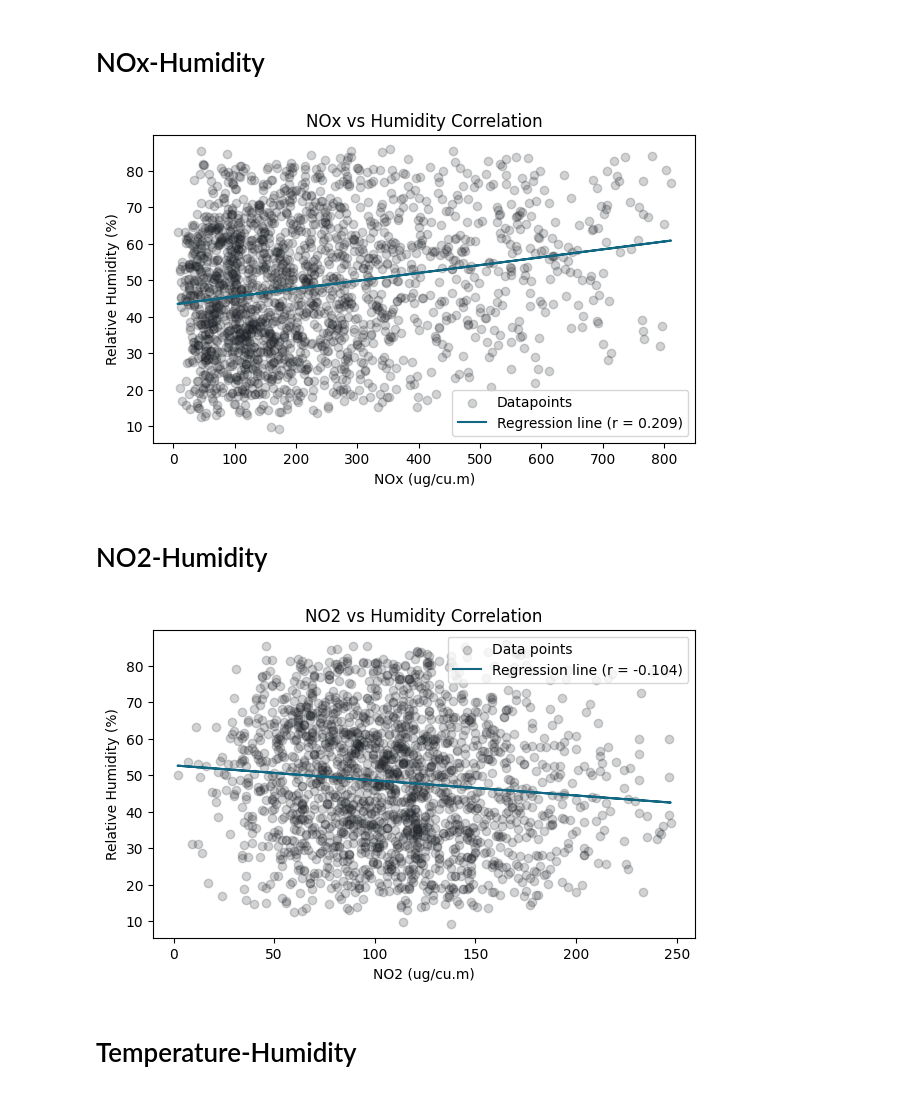
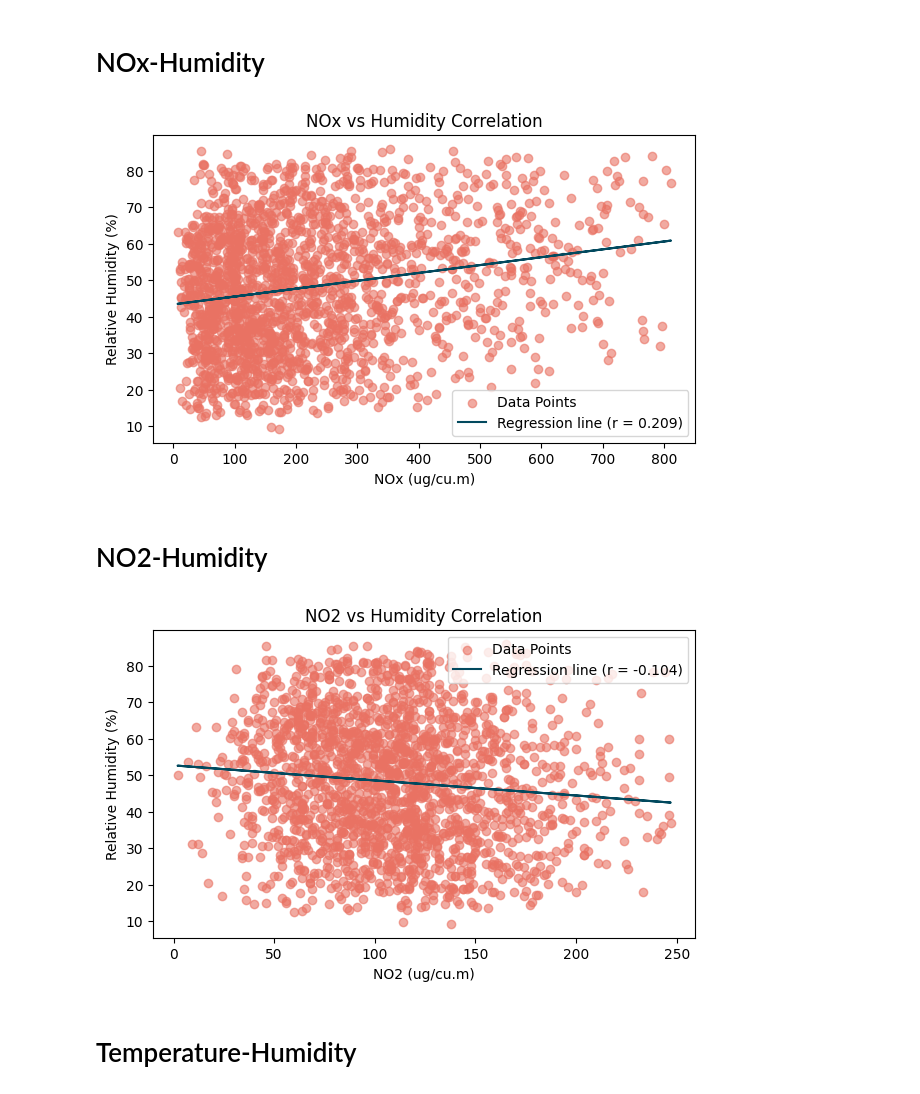
Before and after one commit to lancemarcobalthub/MATHEDA, a Jupyter notebook: lab-5-correlation.ipynb, the cells around one changed output. Saved outputs shown, nothing was run; the diff lists cells and outputs as text; code cells hidden in the pictures.

```diff
--- a/lab-5-correlation.ipynb
+++ b/lab-5-correlation.ipynb
@@ -138,13 +118,13 @@ line = slope * x + intercept
 # scatter plot
 plt.figure(figsize=(7,4))
 plt.scatter(x,y,
-            color='#1C1F24',
-            alpha=0.2,
-            label='Datapoints')
+            color="#E97263",
+            alpha=0.6,
+            label='Data Points')
 
 # line plot
 plt.plot(x, line,
-         color='#126782',
+         color="#02495E",
          label=f'Regression line (r = {r_value:.3f})')
 plt.title('NOx vs Humidity Correlation')
 plt.ylabel('Relative Humidity (%)')
@@ -152,36 +132,36 @@ plt.xlabel('NOx (ug/cu.m)')
 plt.legend()
 plt.show()
 # %% [output]
-[figure, old version]
+[figure, new version]
 # %% [markdown]
 # NO2-Humidity
 # %%
 # regression line
 x = air['NO2']
 y = air['Relative_Humidity']
 
 # regression line
 slope, intercept, r_value, p_value, std_err = stats.linregress(x,y)
 line = slope * x + intercept
 
 # scatter plot
 plt.figure(figsize=(7,4))
 plt.scatter(x,y,
-            color='#1C1F24',
-            alpha=0.2,
-            label='Data points')
+            color='#E97263',
+            alpha=0.6,
+            label='Data Points')
 
 # line plot
 plt.plot(x,line,
-         color='#126782',
+         color='#02495E',
          label=f'Regression line (r = {r_value:.3f})')
 plt.title('NO2 vs Humidity Correlation')
 plt.ylabel('Relative Humidity (%)')
 plt.xlabel('NO2 (ug/cu.m)')
 plt.legend()
 plt.show()
 # %% [output]
-[figure, old version]
+[figure, new version]
 # %% [markdown]
 # Temperature-Humidity
 # %%
```
Also changed, not shown: parts of 6 cells of this notebook.
